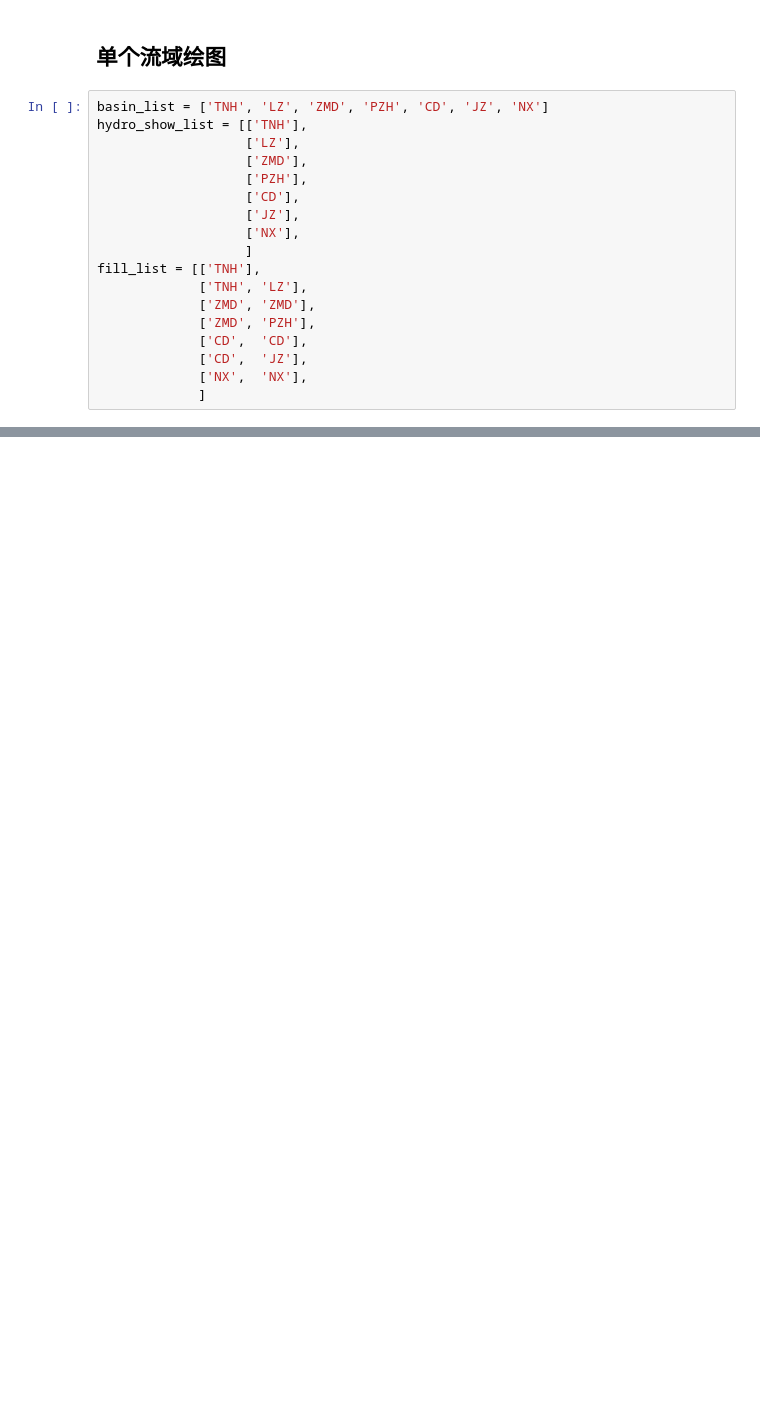
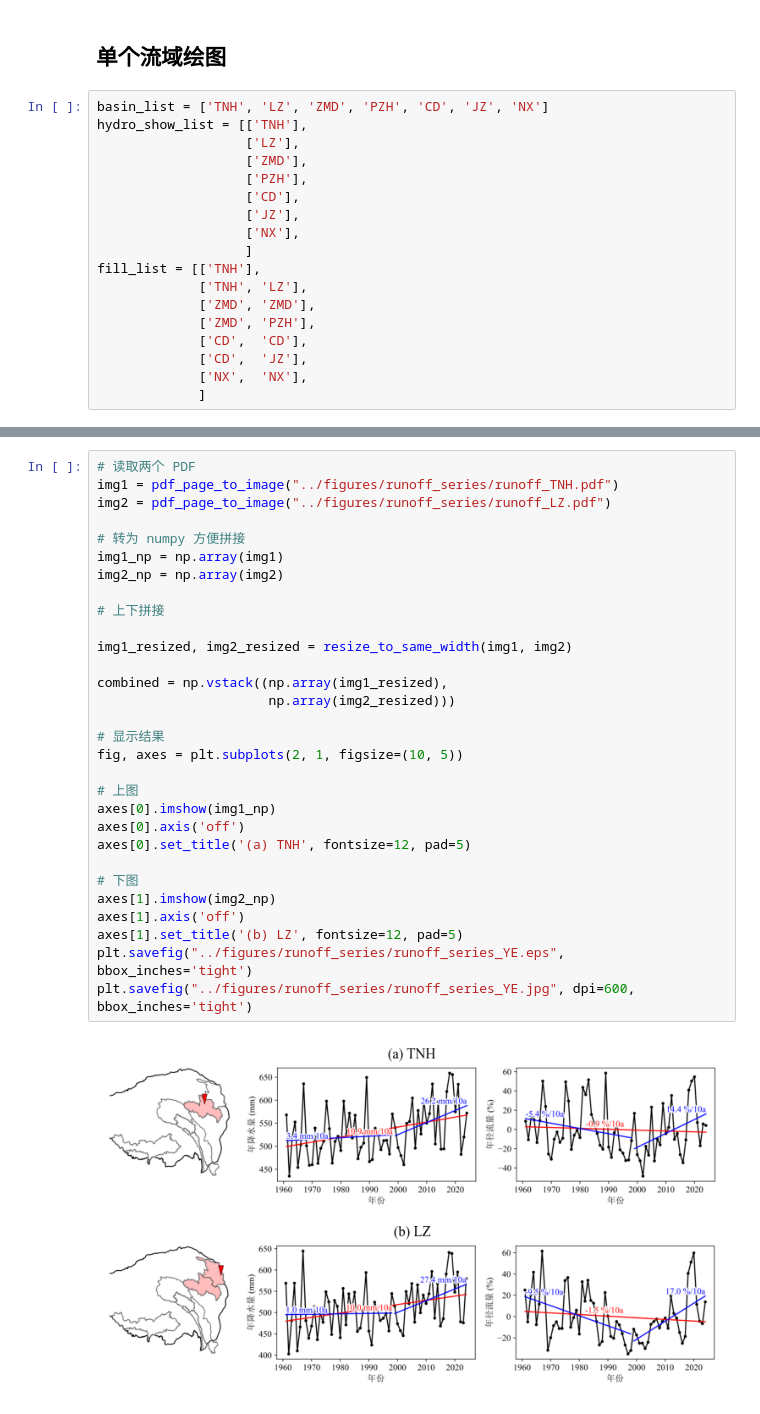
Before and after one commit to ZhongruiNing/QTP_Trend, a Jupyter notebook: codes/run_series.ipynb, the cells around one changed output, grey strips where cells are left out. Drawn from its saved outputs; the diff is of its cells as text; blank space fills up the shorter version.

```diff
--- a/codes/run_series.ipynb
+++ b/codes/run_series.ipynb
@@ -308,0 +335,32 @@ for b in range(len(basin_list)):
+# %%
+# 读取两个 PDF
+img1 = pdf_page_to_image("../figures/runoff_series/runoff_TNH.pdf")
+img2 = pdf_page_to_image("../figures/runoff_series/runoff_LZ.pdf")
+
+# 转为 numpy 方便拼接
+img1_np = np.array(img1)
+img2_np = np.array(img2)
+
+# 上下拼接
+
+img1_resized, img2_resized = resize_to_same_width(img1, img2)
+
+combined = np.vstack((np.array(img1_resized),
+                      np.array(img2_resized)))
+
+# 显示结果
+fig, axes = plt.subplots(2, 1, figsize=(10, 5))
+
+# 上图
+axes[0].imshow(img1_np)
+axes[0].axis('off')
+axes[0].set_title('(a) TNH', fontsize=12, pad=5)
+
+# 下图
+axes[1].imshow(img2_np)
+axes[1].axis('off')
+axes[1].set_title('(b) LZ', fontsize=12, pad=5)
+plt.savefig("../figures/runoff_series/runoff_series_YE.eps", bbox_inches='tight')
+plt.savefig("../figures/runoff_series/runoff_series_YE.jpg", dpi=600, bbox_inches='tight')
+# %% [output]
+[figure, added]
```
Also changed, not shown: parts of 8 cells of this notebook, 18 other files.
